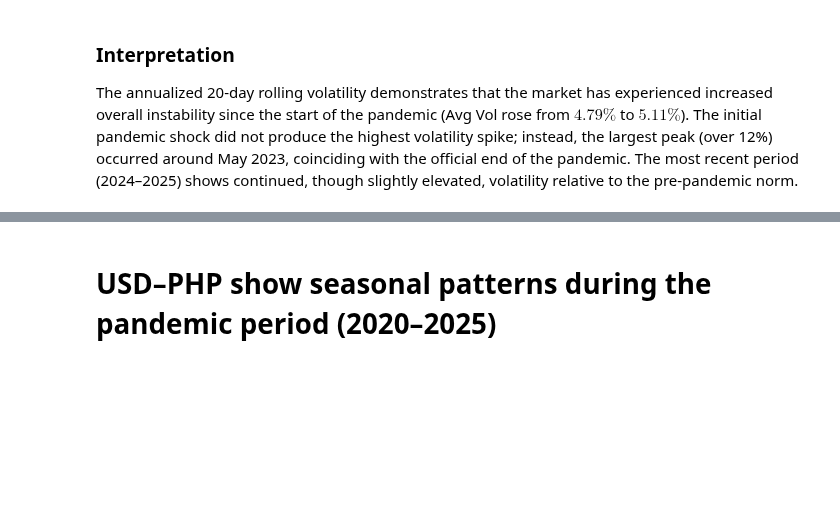
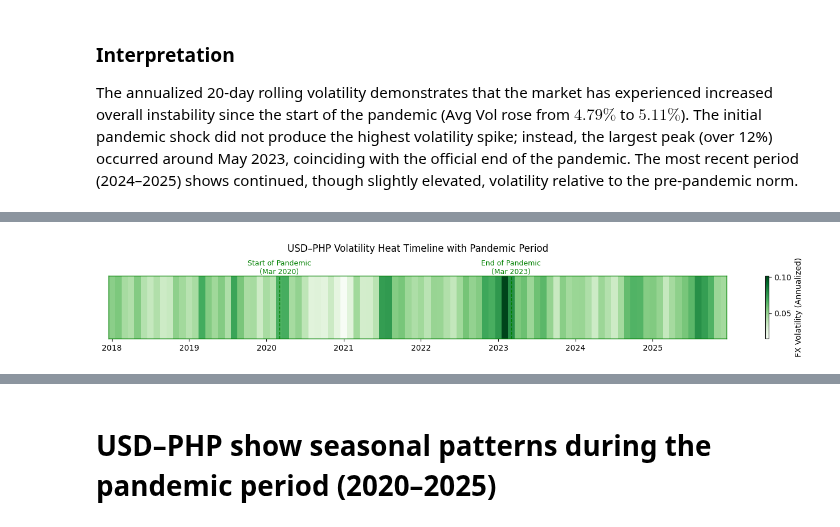
Before and after one commit to kbbn-debugger/Exploratory-Data-Analysis-USD-PHP, a Jupyter notebook: notebooks/EDA Final.ipynb, the cells around one changed output, grey strips where cells are left out. Saved outputs shown, nothing was run; the diff lists cells and outputs as text; code cells hidden in the pictures; blank space fills up the shorter version.

Commit message:
added heatmap

```diff
--- a/notebooks/EDA Final.ipynb
+++ b/notebooks/EDA Final.ipynb
@@ -701,3 +699,18 @@ plt.show()
 ### Interpretation
 
 The annualized 20-day rolling volatility demonstrates that the market has experienced increased overall instability since the start of the pandemic (Avg Vol rose from $4.79\%$ to $5.11\%$). The initial pandemic shock did not produce the highest volatility spike; instead, the largest peak (over 12%) occurred around May 2023, coinciding with the official end of the pandemic. The most recent period (2024–2025) shows continued, though slightly elevated, volatility relative to the pre-pandemic norm.
+# %%
+# Ensure datetime index
+exchangeRate.index = pd.to_datetime(exchangeRate.index)
+
+# Monthly average of rolling volatility
+vol_monthly = exchangeRate['Rolling_Volatility'].resample('M').mean()
+
+heat_data = np.array([vol_monthly.values])
+plt.figure(figsize=(14, 2))
+
+
+# X-axis ticks: yearly labels
+years = vol_monthly.index.year
+unique_years = np.unique(years)
+year_positions = [np.where(years == y)[0][0] for y in unique_years]
@@ -703,0 +719,65 @@ The annualized 20-day rolling volatility demonstrates that the market has experi
+# %%
+fig, ax = plt.subplots(figsize=(14, 2.2))
+pandemic_start = vol_monthly.index.get_loc('2020-03-31')
+pandemic_end = vol_monthly.index.get_loc('2023-03-31')
+# Heat timeline
+im = ax.imshow(
+    heat_data,
+    aspect='auto',
+    cmap='Greens'
+)
+
+# ---- Pandemic boundaries (green, not black) ----
+ax.axvline(pandemic_start, color='green', linestyle='--', linewidth=1)
+ax.axvline(pandemic_end, color='green', linestyle='--', linewidth=1)
+
+# ---- Outside-the-box labels at y = 1 ----
+ax.text(
+    pandemic_start, 1,
+    'Start of Pandemic\n(Mar 2020)',
+    ha='center', va='bottom',
+    fontsize=9,
+    color='green',
+    transform=ax.get_xaxis_transform()
+)
+
+ax.text(
+    pandemic_end, 1,
+    'End of Pandemic\n(Mar 2023)',
+    ha='center', va='bottom',
+    fontsize=9,
+    color='green',
+    transform=ax.get_xaxis_transform()
+)
+
+# ---- Green outline around heat timeline ----
+for spine in ax.spines.values():
+    spine.set_edgecolor('green')
+    spine.set_linewidth(1)
+
+# Axis formatting
+ax.set_xticks(year_positions)
+ax.set_xticklabels(unique_years)
+ax.set_yticks([])
+
+cbar = plt.colorbar(im, ax=ax)
+cbar.set_label('FX Volatility (Annualized)')
+
+ax.set_title(
+    'USD–PHP Volatility Heat Timeline with Pandemic Period',
+    pad=30
+)
+
+plt.tight_layout()
+
+# ---- Save as transparent PNG ----
+# plt.savefig(
+#    'usd_php_volatility_heat_timeline.png',
+#    dpi=300,
+#    bbox_inches='tight',
+#    transparent=True
+# )
+
+plt.show()
+# %% [output]
+[figure, added]
```
Also changed, not shown: parts of 7 cells of this notebook.
